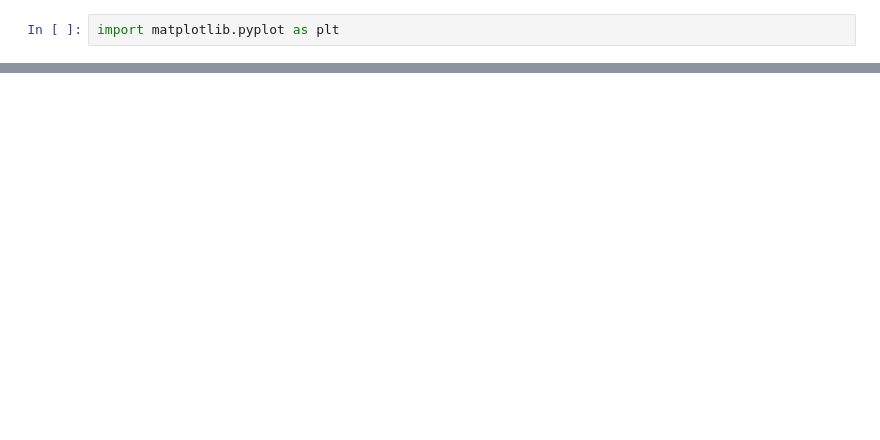
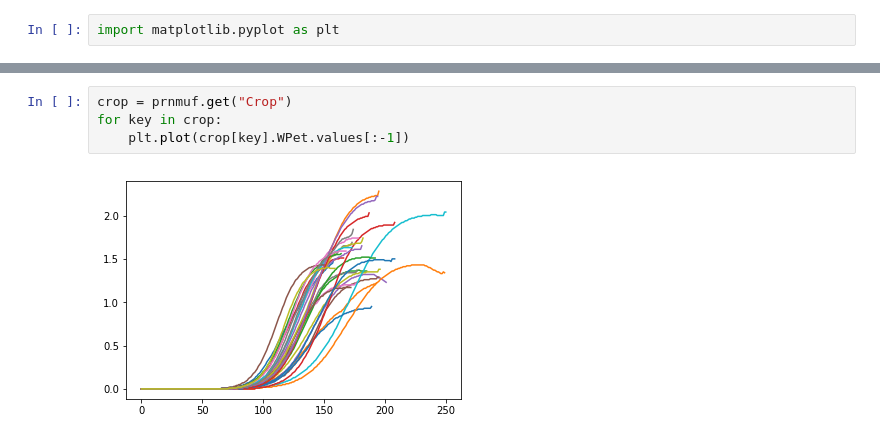
Before and after one commit to caburj/acresults, a Jupyter notebook: examples/example-01.ipynb, the cells around one changed output, grey strips where cells are left out. Drawn from its saved outputs; the diff is of its cells as text; blank space fills up the shorter version.

```diff
--- a/examples/example-01.ipynb
+++ b/examples/example-01.ipynb
@@ -45,2 +52,8 @@ x = plt.boxplot([pnnmuf.get("Run").WPet, pnwnuf.get("Run").WPet, prnmuf.get("Run
 # %% [output]
 [figure]
+# %%
+crop = prnmuf.get("Crop")
+for key in crop:
+    plt.plot(crop[key].WPet.values[:-1])
+# %% [output]
+[figure, added]
```
Also changed, not shown: parts of 8 cells of this notebook, 3 other files.
